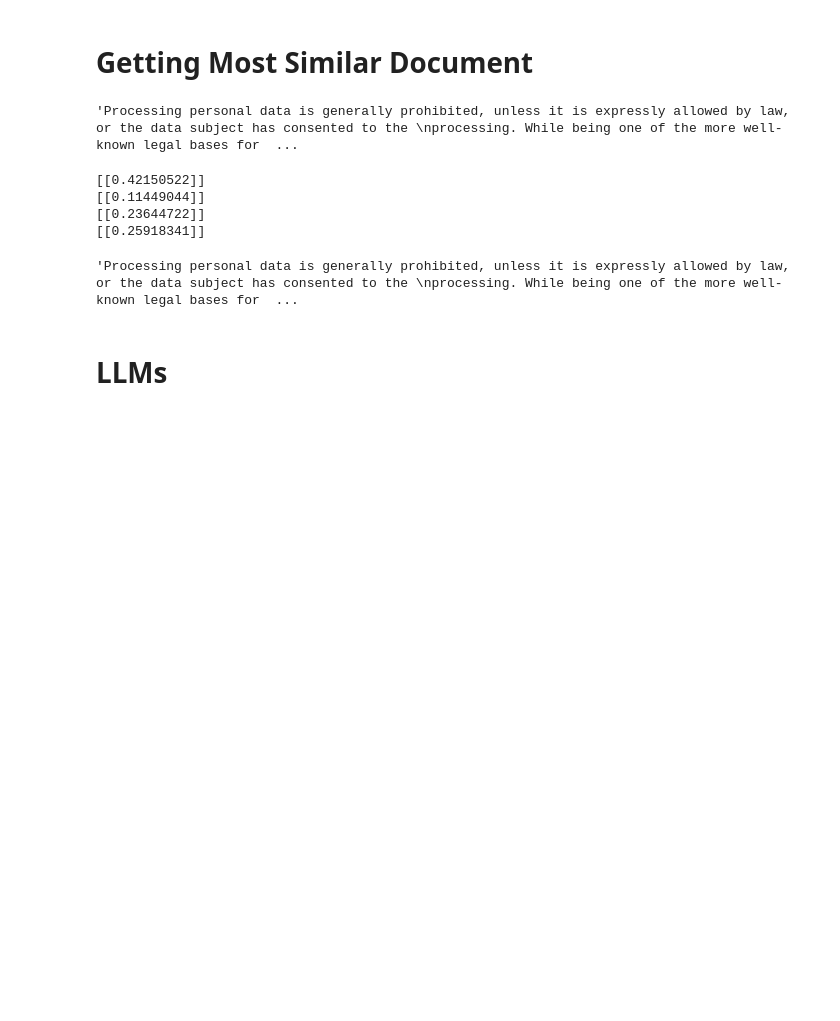
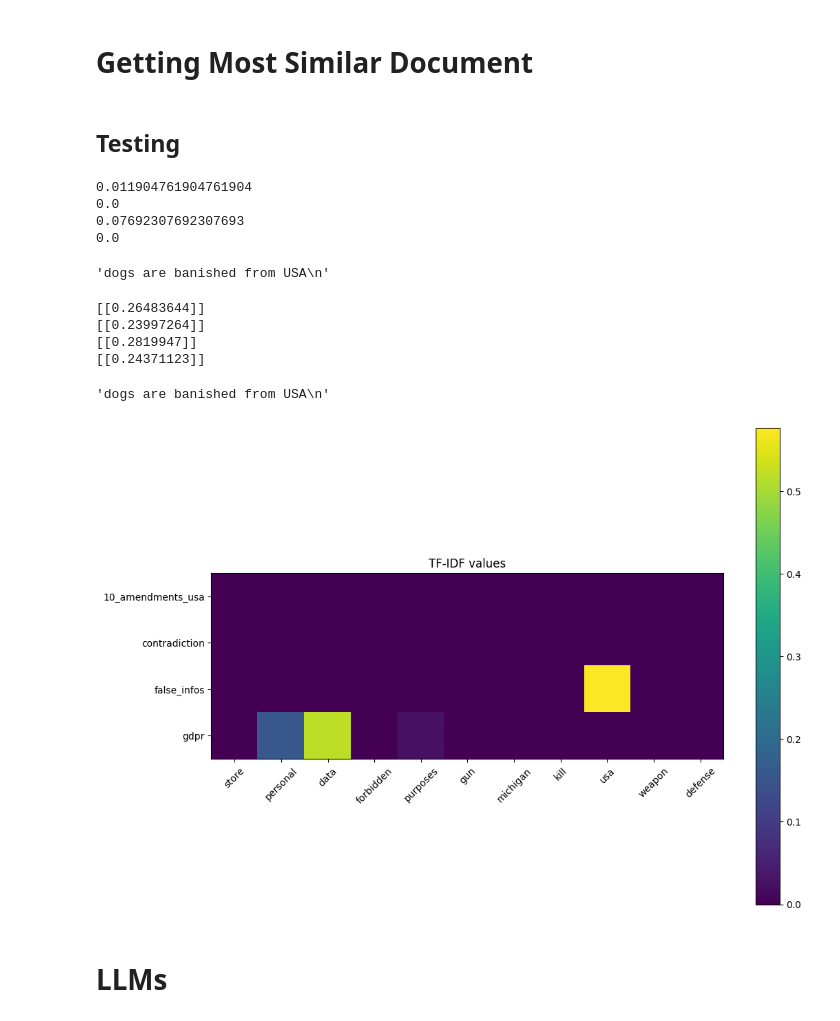
Before and after one commit to andreafancellu/RAG, a Jupyter notebook: legal_rag.ipynb, the cells around one changed output. Saved outputs shown, nothing was run; the diff lists cells and outputs as text; code cells hidden in the pictures; blank space fills up the shorter version.

Commit message:
tf idf approach to compute query-documents similarity

```diff
--- a/legal_rag.ipynb
+++ b/legal_rag.ipynb
@@ -140,3 +187,30 @@ print(cosine_similarity(word1, word2))
+# %%
+def tfidf(relevant_words, documents, titles):
+    tfidf_vectorizer = TfidfVectorizer(input='filename', stop_words='english')
+    tfidf_vector = tfidf_vectorizer.fit_transform(documents)
+    tfidf_df = pd.DataFrame(tfidf_vector.toarray(), index=titles, columns=tfidf_vectorizer.get_feature_names_out())
+    tfidf_df.loc['doc_freq'] = (tfidf_df > 0).sum()
+
+    for word in relevant_words:
+        if word not in tfidf_df.columns:
+            tfidf_df[word] = 0.0
+
+    tfidf_val = tfidf_df[relevant_words]
+    tfidf_val_sorted = tfidf_val.sort_index().round(decimals=3).drop("doc_freq")
+
+    return tfidf_val, tfidf_val_sorted
+# %%
+def tfidf_heatmap(tfidf_values):
+    plt.figure(figsize=(12, 9))
+    plt.imshow(tfidf_values, cmap='viridis', interpolation='nearest')
+    plt.colorbar()
+    plt.xticks(range(len(tfidf_values.columns)), tfidf_values.columns, rotation=45)
+    plt.yticks(range(len(tfidf_values.index)), tfidf_values.index)
+    plt.title('TF-IDF values')
+    plt.show()
+
+#tfidf_heatmap(val)
+#tfidf_heatmap(val_s)
 # %% [markdown]
 # Getting Most Similar Document
 # %%
@@ -160,18 +234,38 @@ def get_most_likely_document_word_embeddings(query, corpus):
         print(similarity)
         similarities.append(similarity)
     return corpus[similarities.index(max(similarities))]
+# %%
+def get_most_likely_document_tfidf(query, corpus, titles):
+    query = nlp_pipeline(query)
+    _, val = tfidf(query, corpus, titles)
+    # return row with higher sum in val
+    return val.sum(axis=1).idxmax()
+# %% [markdown]
+## Testing
 # %%
-get_most_likely_document_bag_of_words("Can I store personal data for a forbidden purposes?", corpus)
+query = "Can I store personal data for forbidden purposes? Can I own a gun in michigan? kill usa weapon defense"
-# %% [output]
-'Processing personal data is generally prohibited, unless it is expressly allowed by law, or the data subject has consented to the \nprocessing. While being one of the more well-known legal bases for  ...
-# %%
-get_most_likely_document_word_embeddings("Can I store personal data for a forbidden purposes?", corpus)
-# %% [output]
-[[0.42150522]]
-[[0.11449044]]
-[[0.23644722]]
-[[0.25918341]]
-'Processing personal data is generally prohibited, unless it is expressly allowed by law, or the data subject has consented to the \nprocessing. While being one of the more well-known legal bases for  ...
+# %%
+get_most_likely_document_bag_of_words(query, corpus)
+# %% [output]
+0.011904761904761904
+0.0
+0.07692307692307693
+0.0
+'dogs are banished from USA\n'
+# %%
+get_most_likely_document_word_embeddings(query, corpus)
+# %% [output]
+[[0.26483644]]
+[[0.23997264]]
+[[0.2819947]]
+[[0.24371123]]
+'dogs are banished from USA\n'
+# %%
+get_most_likely_document_tfidf(query, text_files, text_titles)
+_, res = tfidf(nlp_pipeline(query), text_files, text_titles)
+tfidf_heatmap(res)
+# %% [output]
+[figure, added]
 # %% [markdown]
 # LLMs
 # %% [markdown]
```
Also changed, not shown: parts of 19 cells of this notebook.
